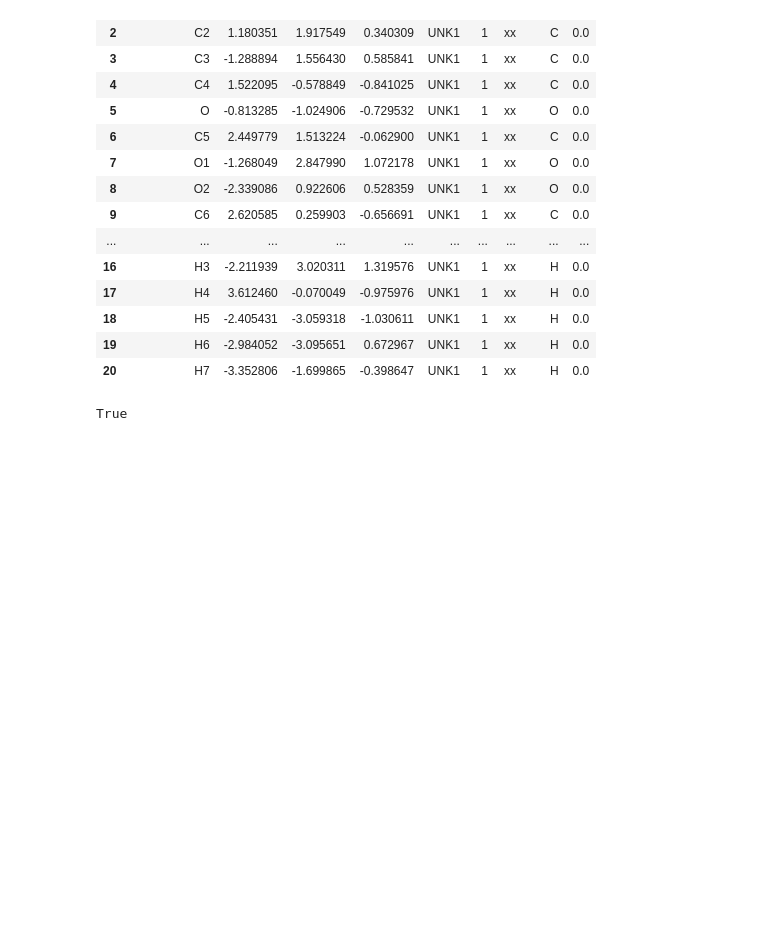
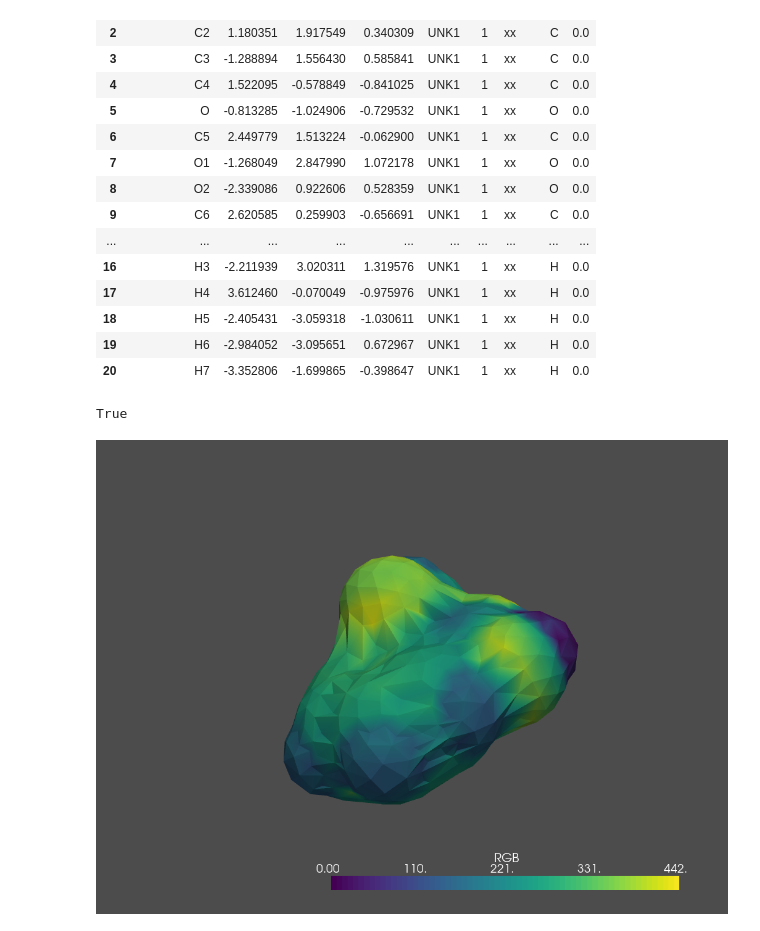
Before and after one commit to y-kusaka/cosmo-viewer, a Jupyter notebook: cosmo_vis.ipynb, the cells around one changed output. Cells and saved outputs as stored; diff of their text form; code cells hidden in the pictures; blank space fills up the shorter version.

Commit message:
add pyvista visualization example

```diff
--- a/cosmo_vis.ipynb
+++ b/cosmo_vis.ipynb
@@ -109,0 +111,6 @@ True
+# %%
+# vizualize using pyvista
+mesh = pv.read("cosmo_vis/"+"mesh_" + basename + ".ply")
+cpos = mesh.plot()
+# %% [output]
+[figure, added]
```
Also changed, not shown: parts of 6 cells of this notebook.
